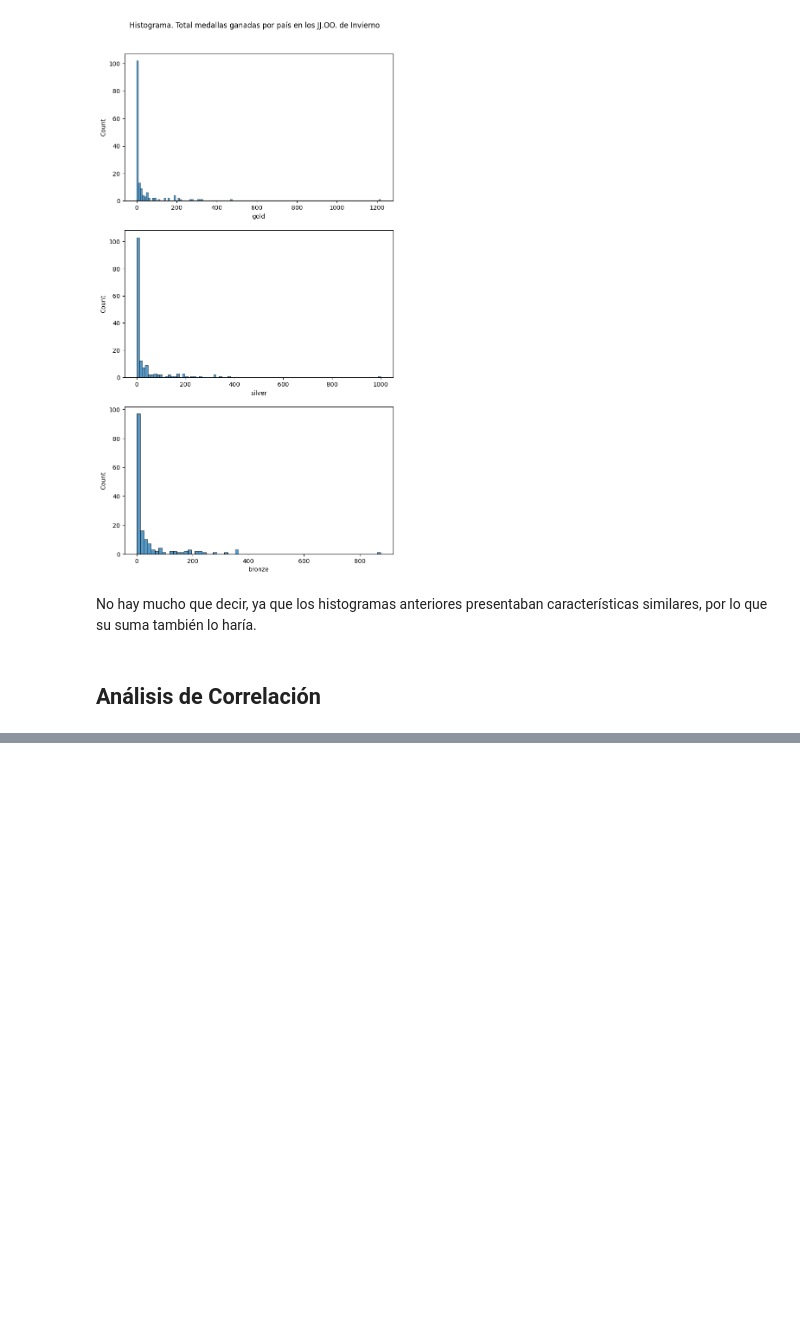
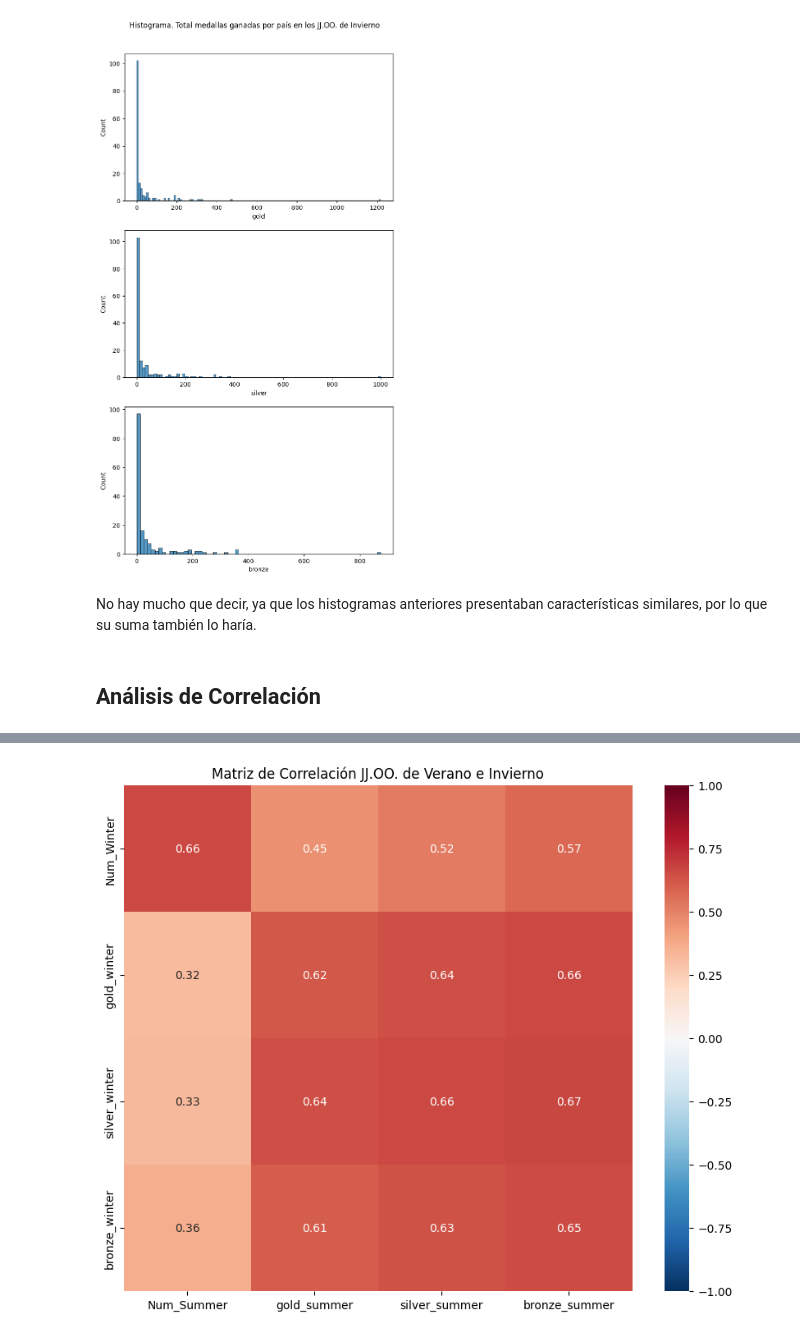
Before and after one commit to leodan52/OlympicMedalsByCountry, a Jupyter notebook: 01-Analisis_estadistico_descriptivo.ipynb, the cells around one changed output, grey strips where cells are left out. Cells and saved outputs as stored; diff of their text form; code cells hidden in the pictures; blank space fills up the shorter version.

```diff
--- a/01-Analisis_estadistico_descriptivo.ipynb
+++ b/01-Analisis_estadistico_descriptivo.ipynb
@@ -409,0 +466,7 @@ No hay mucho que decir, ya que los histogramas anteriores presentaban caracterí
+# %%
+columns = columns_summer + columns_winter
+corr_matrix = df_medallas[columns].corr().loc[columns_winter, columns_summer]
+
+matriz_correlacion(corr_matrix, title="Matriz de Correlación JJ.OO. de Verano e Invierno")
+# %% [output]
+[figure, added]
```
Also changed, not shown: parts of 34 cells of this notebook.
